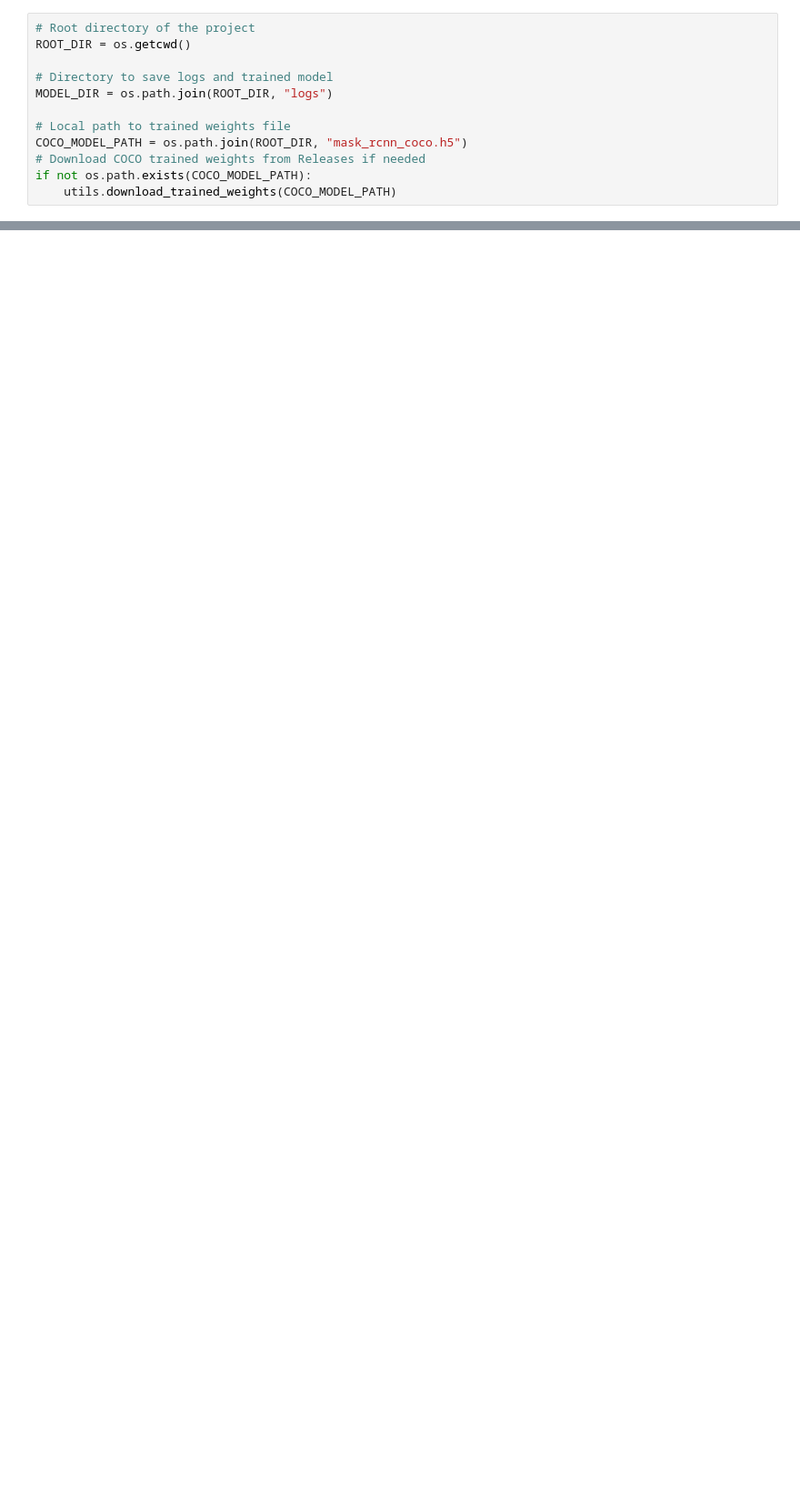
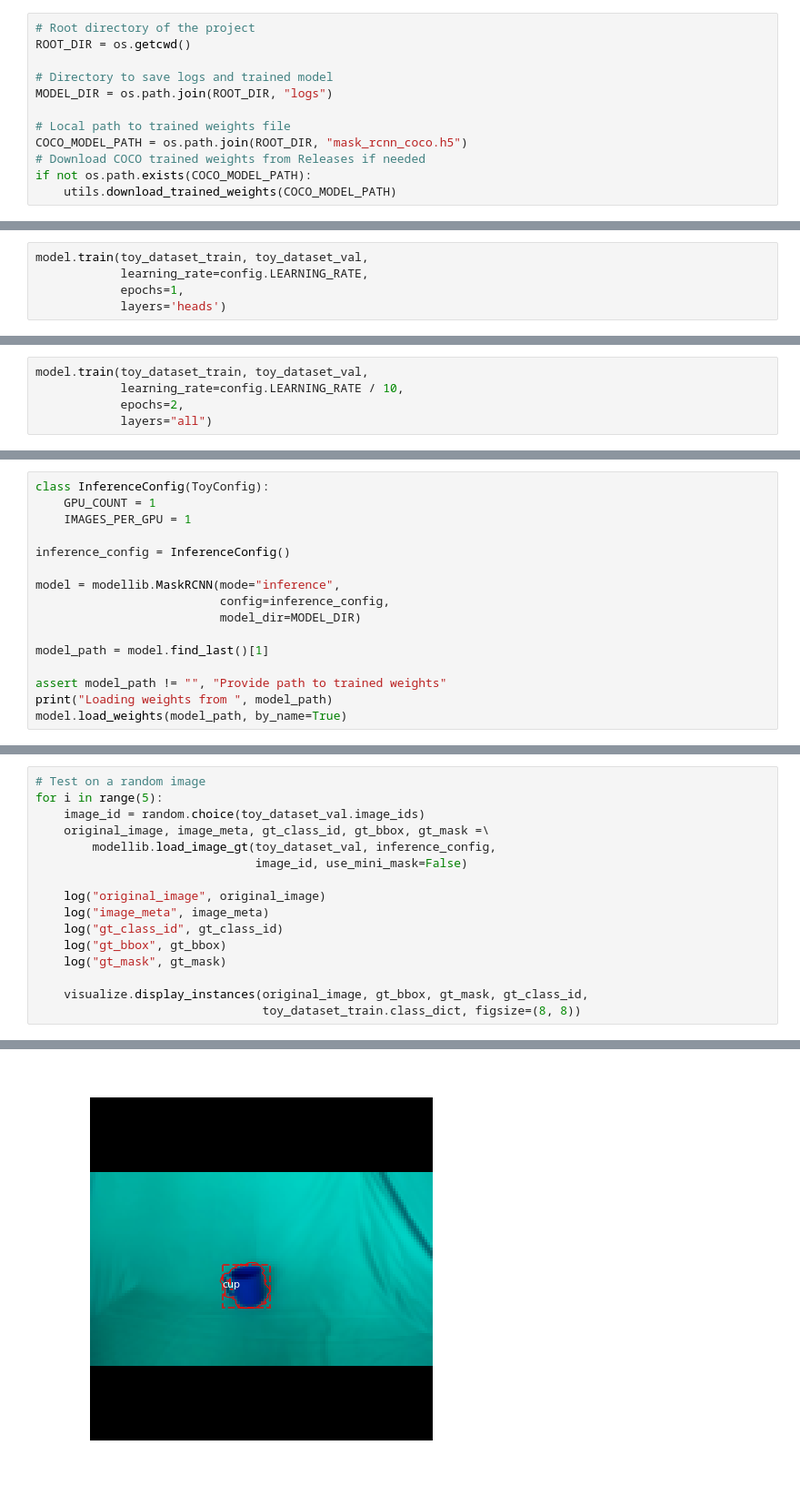
Before and after one commit to superbotx/experimental_mask_rcnn, a Jupyter notebook: cutomized_training.ipynb, the cells around one changed output, grey strips where cells are left out. Shown at 91% size. Cells and saved outputs as stored; diff of their text form; blank space fills up the shorter version.

```diff
--- a/cutomized_training.ipynb
+++ b/cutomized_training.ipynb
@@ -103,0 +169,5 @@ class CustomDataset(utils.Dataset):
+# %%
+model.train(toy_dataset_train, toy_dataset_val,
+            learning_rate=config.LEARNING_RATE,
+            epochs=1,
+            layers='heads')
@@ -103,0 +194,5 @@ class CustomDataset(utils.Dataset):
+# %%
+model.train(toy_dataset_train, toy_dataset_val,
+            learning_rate=config.LEARNING_RATE / 10,
+            epochs=2,
+            layers="all")
@@ -103,0 +219,16 @@ class CustomDataset(utils.Dataset):
+# %%
+class InferenceConfig(ToyConfig):
+    GPU_COUNT = 1
+    IMAGES_PER_GPU = 1
+
+inference_config = InferenceConfig()
+
+model = modellib.MaskRCNN(mode="inference",
+                          config=inference_config,
+                          model_dir=MODEL_DIR)
+
+model_path = model.find_last()[1]
+
+assert model_path != "", "Provide path to trained weights"
+print("Loading weights from ", model_path)
+model.load_weights(model_path, by_name=True)
@@ -103,0 +237,17 @@ class CustomDataset(utils.Dataset):
+# %%
+# Test on a random image
+for i in range(5):
+    image_id = random.choice(toy_dataset_val.image_ids)
+    original_image, image_meta, gt_class_id, gt_bbox, gt_mask =\
+        modellib.load_image_gt(toy_dataset_val, inference_config,
+                               image_id, use_mini_mask=False)
+
+    log("original_image", original_image)
+    log("image_meta", image_meta)
+    log("gt_class_id", gt_class_id)
+    log("gt_bbox", gt_bbox)
+    log("gt_mask", gt_mask)
+
+    visualize.display_instances(original_image, gt_bbox, gt_mask, gt_class_id,
+                                toy_dataset_train.class_dict, figsize=(8, 8))
+# %% [output]
@@ -103,0 +259 @@ class CustomDataset(utils.Dataset):
+[figure, added]
```
Also changed, not shown: parts of 15 cells of this notebook, 2 other files.
